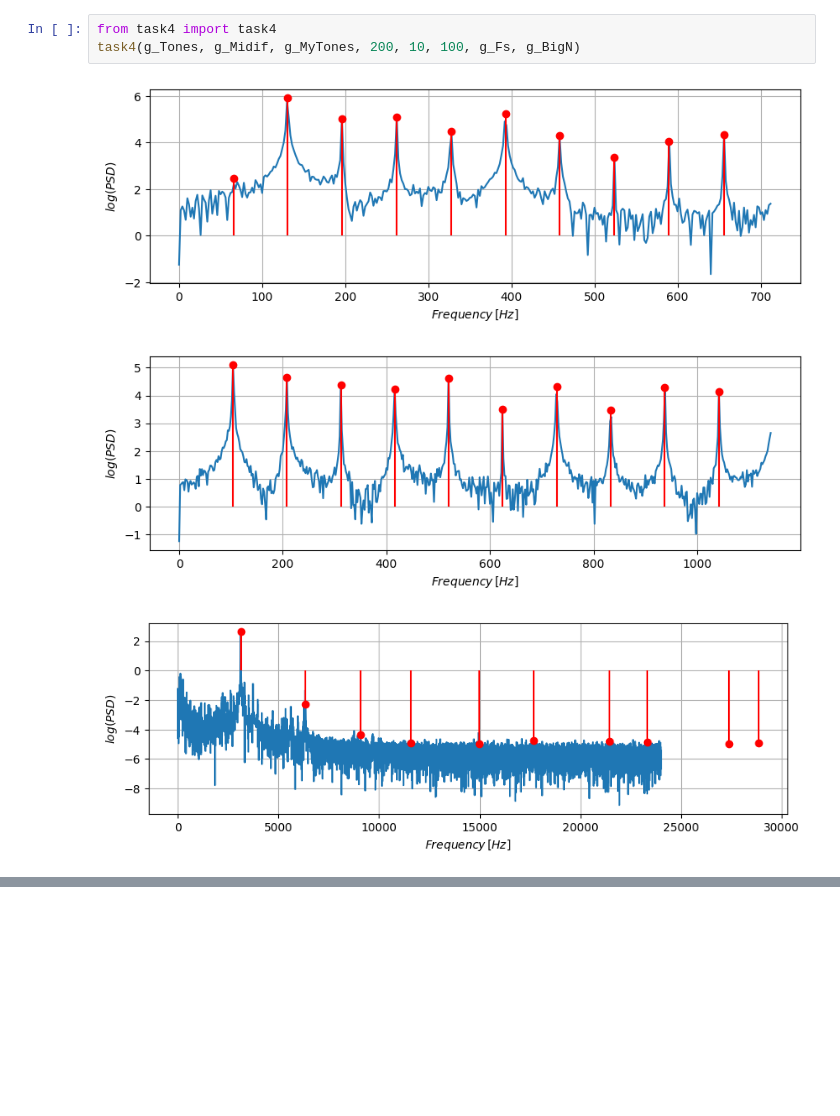
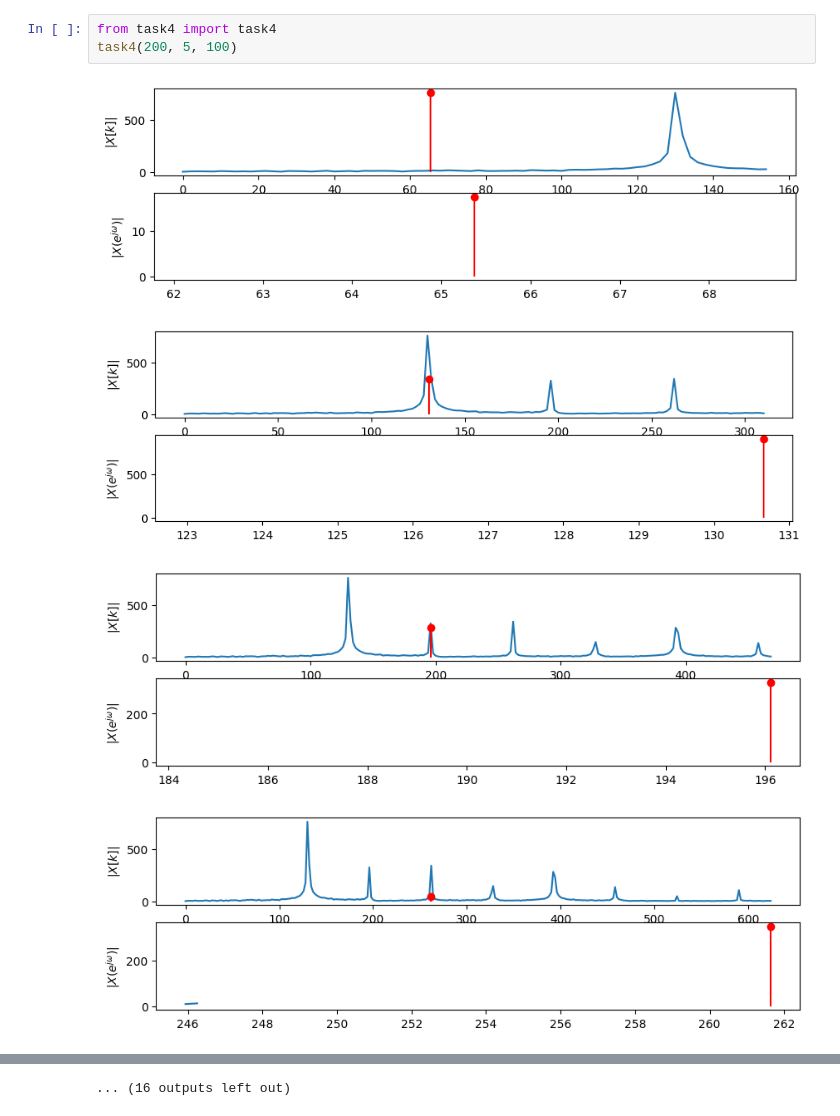
Before and after one commit to VileDeg/iss-project, a Jupyter notebook: src/xgonce00_e.ipynb, the cells around one changed output, grey strips where cells are left out. Drawn from its saved outputs; the diff is of its cells as text; blank space fills up the shorter version.

```diff
--- a/src/xgonce00_e.ipynb
+++ b/src/xgonce00_e.ipynb
@@ -30,7 +18,8 @@ task3(g_Tones, 200, 3, 100, g_Fs, g_BigN)
 # %%
 from task4 import task4
-task4(g_Tones, g_Midif, g_MyTones, 200, 10, 100, g_Fs, g_BigN)
+task4(200, 5, 100)
 # %% [output]
-[figure, old version]
+[figure, new version]
-[figure, old version]
+[figure, new version]
-[figure, old version]
+[figure, new version]
+[figure, added]
@@ -37,3 +34,4 @@ task4(g_Tones, g_Midif, g_MyTones, 200, 10, 100, g_Fs, g_BigN)
+... (16 outputs left out)
 # %%
 
 from task5 import task5
```
Also changed, not shown: parts of 7 cells of this notebook, 18 other files.
